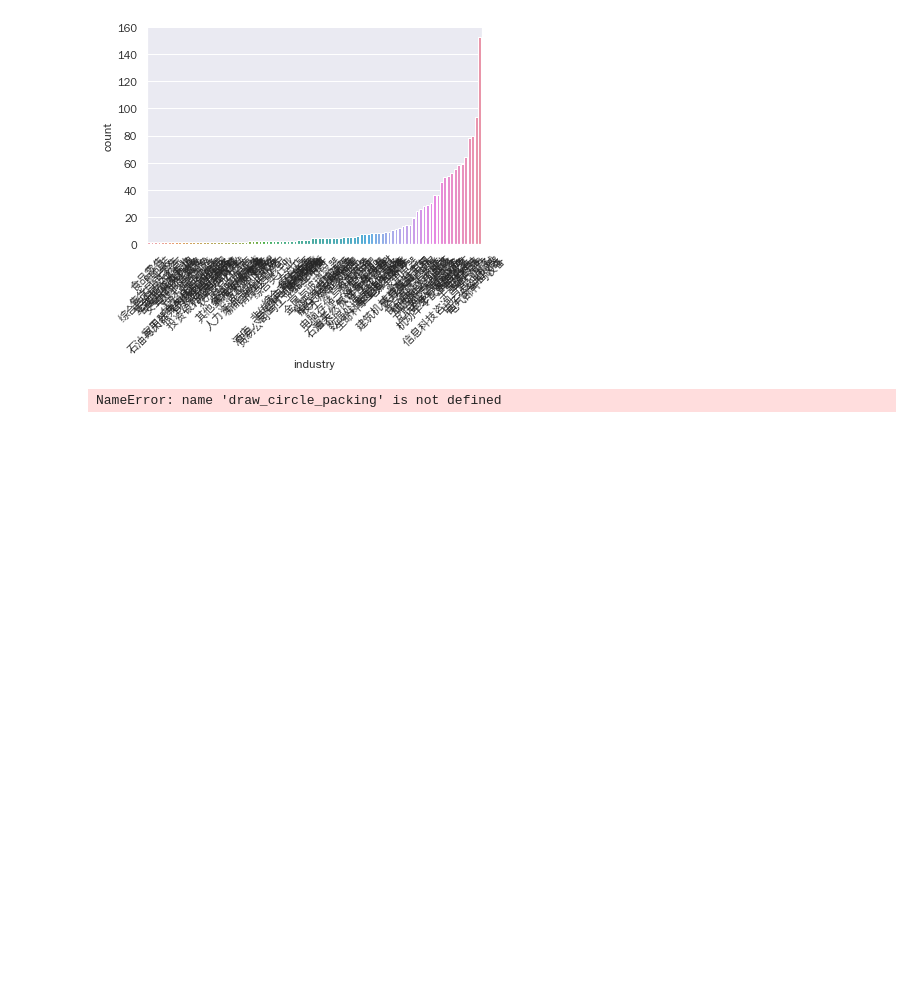
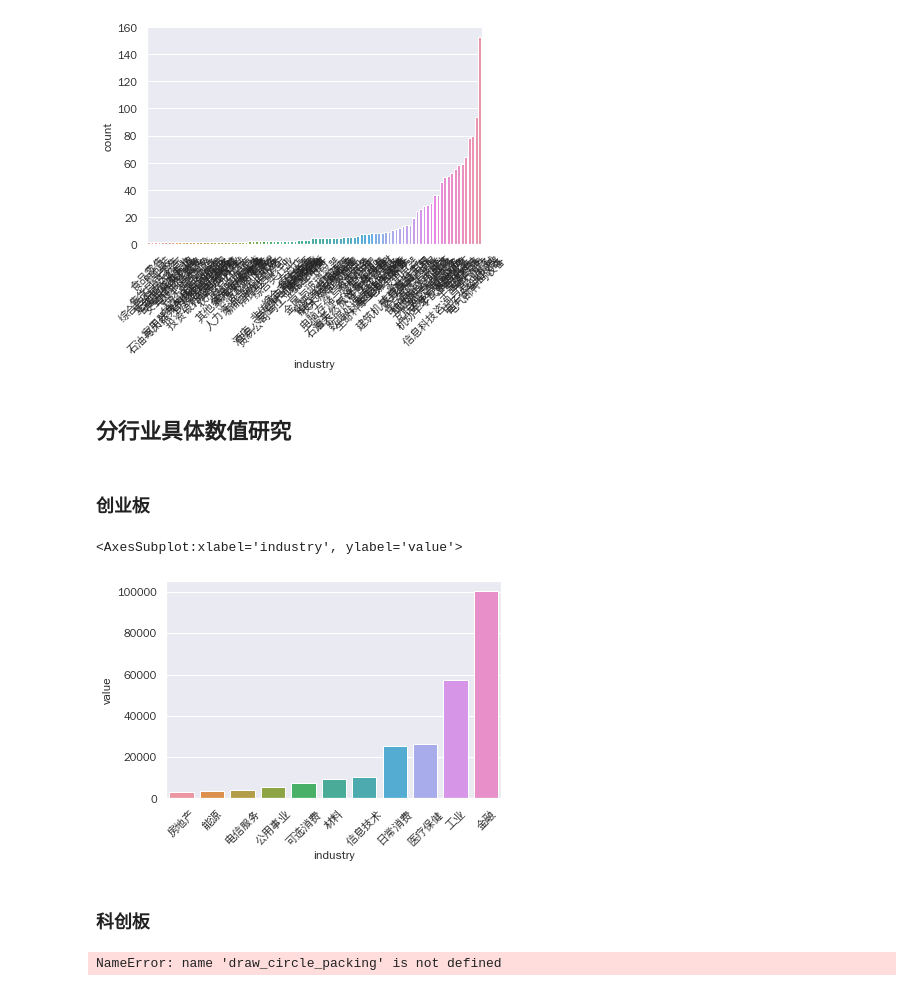
Before and after one commit to Ahacad/urban-barnacle, a Jupyter notebook: 1.ipynb, the cells around one changed output. Drawn from its saved outputs; the diff is of its cells as text; code cells hidden in the pictures; blank space fills up the shorter version.

Commit message:
feat: market value

```diff
--- a/1.ipynb
+++ b/1.ipynb
@@ -395,6 +405,23 @@ draw_bar(df3)
 [figure]
 [figure]
 [figure]
+# %% [markdown]
+## 分行业具体数值研究
+# %% [markdown]
+### 创业板
+# %%
+x = df1.groupby("行业1").groups.keys()
+df1avg = df1.groupby("行业1").mean()
+data = pd.DataFrame({"industry": x, "value": df1avg["总市值(百万元)"]})
+data
+plt.xticks(rotation=45)
+df1
+sns.barplot(x="industry", y ="value", data=data.sort_values(by="value"))
+# %% [output]
+<AxesSubplot:xlabel='industry', ylabel='value'>
+[figure, added]
+# %% [markdown]
+### 科创板
 # %%
 ######################################################
 ######################################################
```
Also changed, not shown: parts of 2 cells of this notebook.
